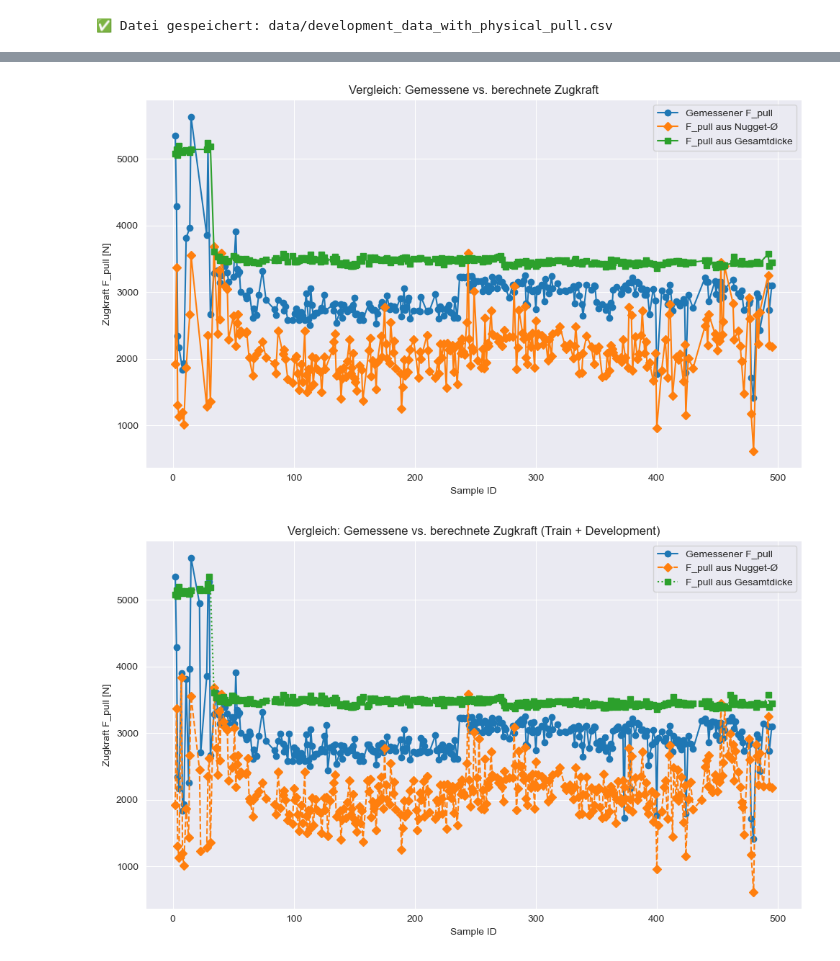
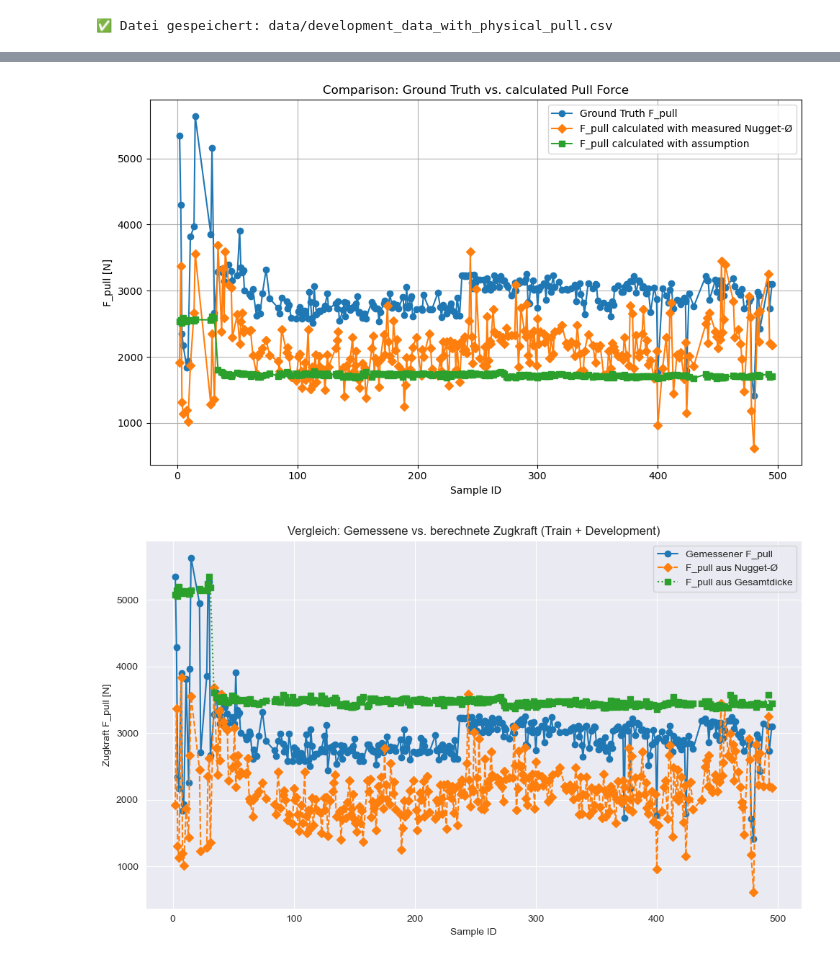
Before and after one commit to SamuelRusch/tabpfn-industrial-eval, a Jupyter notebook: calculating_Fpull.ipynb, the cells around one changed output, grey strips where cells are left out. Cells and saved outputs as stored; diff of their text form; code cells hidden in the pictures.

```diff
--- a/calculating_Fpull.ipynb
+++ b/calculating_Fpull.ipynb
@@ -202,40 +214,42 @@ import pandas as pd
 import numpy as np
 import matplotlib.pyplot as plt
 
 # CSV laden
 df = pd.read_csv("data/train_data.csv")
 
 # Konstante Scherfestigkeit
 tau = 219  # N/mm²
 
+df["Thickness_min (mm)"] = df[["Thickness A (mm)", "Thickness B (mm)"]].min(axis=1)
+
 # Berechnete Zugkraft basierend auf Nuggetdurchmesser
 df["F_pull_from_nugget"] = (np.pi / 4) * df["NuggetDiameter (mm)"] ** 2 * tau
 
 # Berechnete Zugkraft basierend auf Gesamtdicke
-df["F_pull_from_thickness"] = (np.pi / 4) * (4 * np.sqrt(df["Thickness A+B (mm)"])) ** 2 * tau
+df["F_pull_from_thickness"] = (np.pi / 4) * (4 * np.sqrt(df["Thickness_min (mm)"])) ** 2 * tau
 
 # Nach Sample ID sortieren
 df_sorted = df.sort_values("Sample ID")
 
 # Optional: neuen Datensatz mit berechneten Werten speichern
 df_sorted.to_csv("data/train_data_with_all_fpull.csv", index=False)
 
 # Plot
 plt.figure(figsize=(10, 6))
-plt.plot(df_sorted["Sample ID"], df_sorted["PullTest (N)"], label="Gemessener F_pull", marker='o')
-plt.plot(df_sorted["Sample ID"], df_sorted["F_pull_from_nugget"], label="F_pull aus Nugget-Ø", marker='D')
-plt.plot(df_sorted["Sample ID"], df_sorted["F_pull_from_thickness"], label="F_pull aus Gesamtdicke", marker='s')
+plt.plot(df_sorted["Sample ID"], df_sorted["PullTest (N)"], label="Ground Truth F_pull", marker='o')
+plt.plot(df_sorted["Sample ID"], df_sorted["F_pull_from_nugget"], label="F_pull calculated with measured Nugget-Ø", marker='D')
+plt.plot(df_sorted["Sample ID"], df_sorted["F_pull_from_thickness"], label="F_pull calculated with assumption", marker='s')
 
 plt.xlabel("Sample ID")
-plt.ylabel("Zugkraft F_pull [N]")
-plt.title("Vergleich: Gemessene vs. berechnete Zugkraft")
+plt.ylabel("F_pull [N]")
+plt.title("Comparison: Ground Truth vs. calculated Pull Force")
 plt.legend()
 plt.grid(True)
 plt.tight_layout()
 plt.savefig("vergleich_fpull_berechnungen.png")
 plt.show()
 # %% [output]
-[figure, old version]
+[figure, new version]
 # %%
 import pandas as pd
 import numpy as np
```
Also changed, not shown: parts of 10 cells of this notebook, 12 other files.
